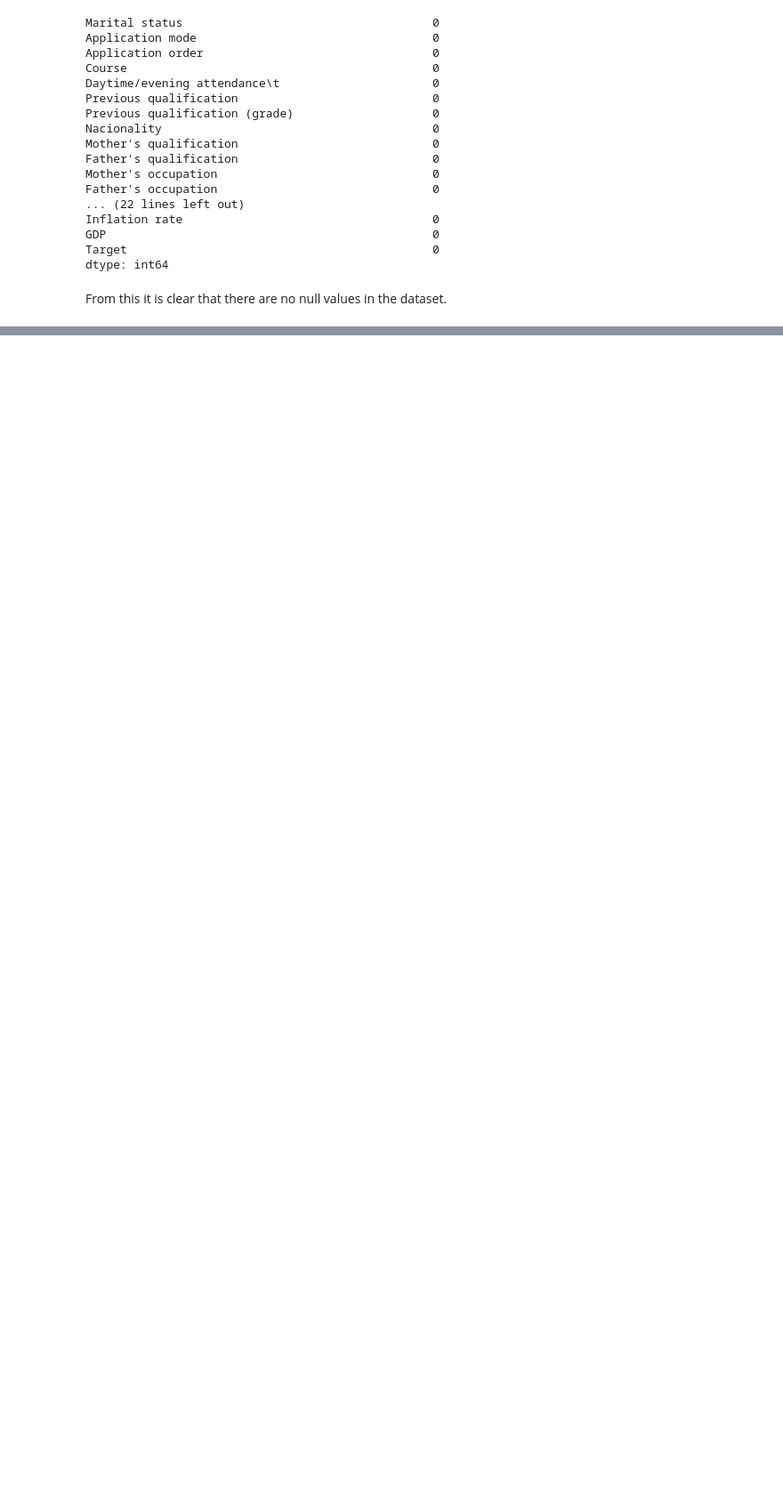
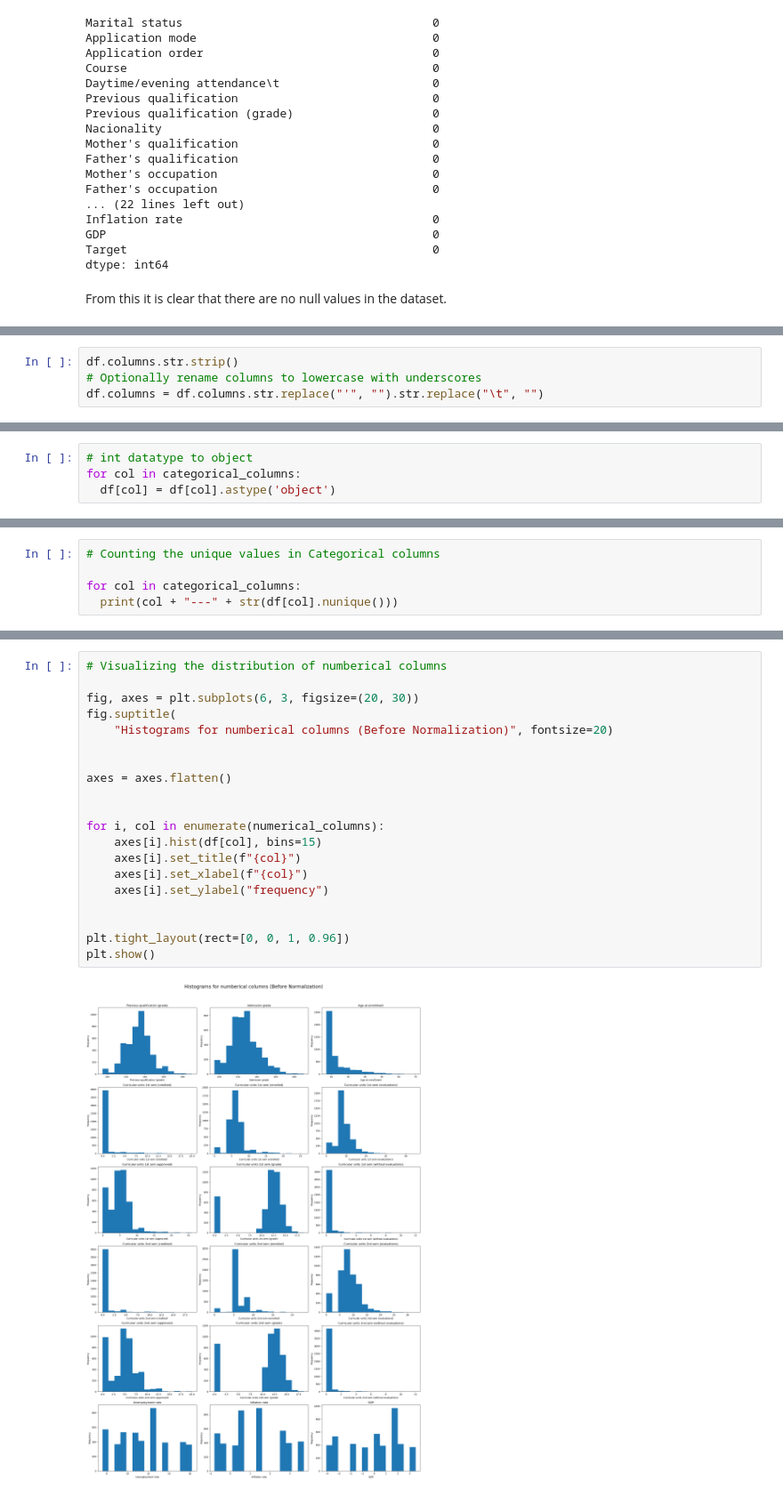
Before and after one commit to Kovarthanan07/INM701_Coursework, a Jupyter notebook: students_dropout_prediction.ipynb, the cells around one changed output, grey strips where cells are left out. Shown at 89% size. Drawn from its saved outputs; the diff is of its cells as text; blank space fills up the shorter version.

```diff
--- a/students_dropout_prediction.ipynb
+++ b/students_dropout_prediction.ipynb
@@ -106,3 +104,7 @@ Index(['Marital status', 'Application mode', 'Application order', 'Course',
        'Curricular units 2nd sem (without evaluations)', 'Unemployment rate',
        'Inflation rate', 'GDP', 'Target'],
       dtype='object')
+# %%
+df.columns.str.strip()
+# Optionally rename columns to lowercase with underscores
+df.columns = df.columns.str.replace("'", "").str.replace("\t", "")
@@ -108,0 +129,4 @@ Index(['Marital status', 'Application mode', 'Application order', 'Course',
+# %%
+# int datatype to object
+for col in categorical_columns:
+  df[col] = df[col].astype('object')
@@ -108,0 +138,5 @@ Index(['Marital status', 'Application mode', 'Application order', 'Course',
+# %%
+# Counting the unique values in Categorical columns
+
+for col in categorical_columns:
+  print(col + "---" + str(df[col].nunique()))
@@ -108,0 +162,22 @@ Index(['Marital status', 'Application mode', 'Application order', 'Course',
+# %%
+# Visualizing the distribution of numberical columns
+
+fig, axes = plt.subplots(6, 3, figsize=(20, 30))
+fig.suptitle(
+    "Histograms for numberical columns (Before Normalization)", fontsize=20)
+
+
+axes = axes.flatten()
+
+
+for i, col in enumerate(numerical_columns):
+    axes[i].hist(df[col], bins=15)
+    axes[i].set_title(f"{col}")
+    axes[i].set_xlabel(f"{col}")
+    axes[i].set_ylabel("frequency")
+
+
+plt.tight_layout(rect=[0, 0, 1, 0.96])
+plt.show()
+# %% [output]
+[figure, added]
```
Also changed, not shown: parts of 9 cells of this notebook.
